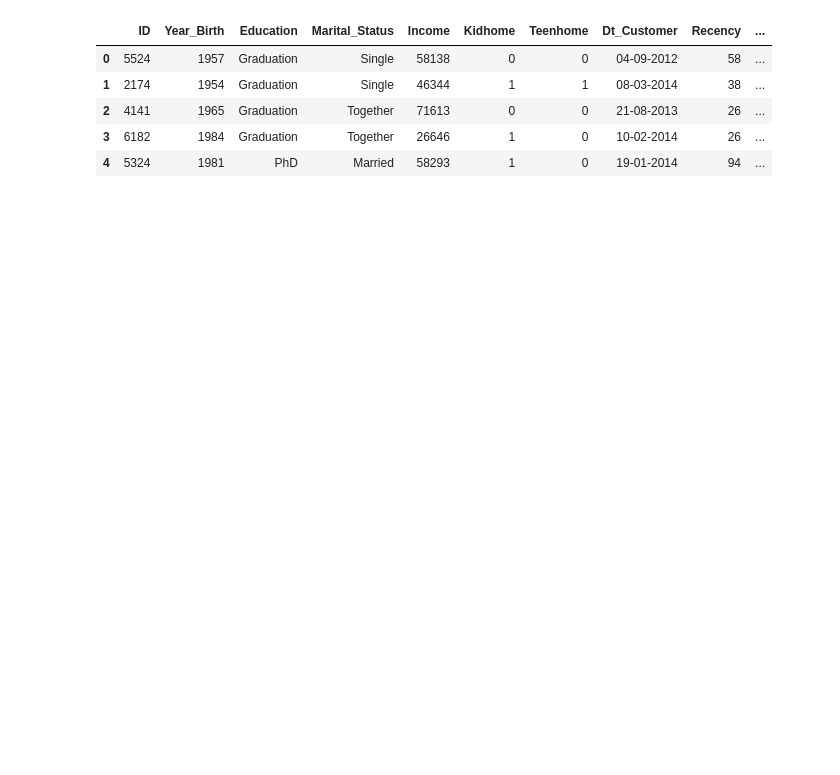
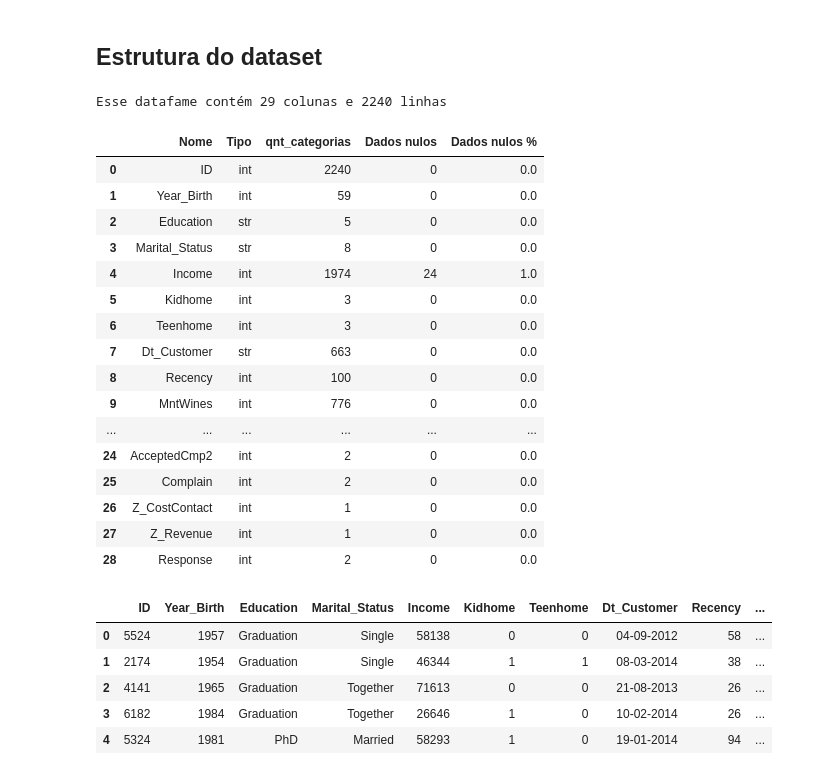
Before and after one commit to enzoschitini/Backup-Folder, a Jupyter notebook: EDA.ipynb, the cells around one changed output. Cells and saved outputs as stored; diff of their text form; code cells hidden in the pictures; blank space fills up the shorter version.

Commit message:
Customer Personality Analysis

```diff
--- a/EDA.ipynb
+++ b/EDA.ipynb
@@ -7,11 +22,55 @@ df = pd.read_csv(data, sep="\t", engine='pyarrow', dtype_backend='pyarrow')
 # %%
-df.head()#.to_clipboard()
+df.head().to_clipboard()
-# %% [output]
-|  | ID | Year_Birth | Education | Marital_Status | Income | Kidhome | Teenhome | Dt_Customer | Recency | ... |
-| 0 | 5524 | 1957 | Graduation | Single | 58138 | 0 | 0 | 04-09-2012 | 58 | ... |
-| 1 | 2174 | 1954 | Graduation | Single | 46344 | 1 | 1 | 08-03-2014 | 38 | ... |
-| 2 | 4141 | 1965 | Graduation | Together | 71613 | 0 | 0 | 21-08-2013 | 26 | ... |
-| 3 | 6182 | 1984 | Graduation | Together | 26646 | 1 | 0 | 10-02-2014 | 26 | ... |
-| 4 | 5324 | 1981 | PhD | Married | 58293 | 1 | 0 | 19-01-2014 | 94 | ... |
 # %%
 # Vou te mandar um readme sobre um projeto de analise de dados e depois digo o que você deve fazer
+# %% [markdown]
+## Estrutura do dataset
+# %%
+def status_dataframe(dataframe:pd.DataFrame):
+    df_columns_name = dataframe.columns.to_list()
+
+    types_list = [str(type(dataframe[col][0])).split("'")[1] for col in dataframe.columns]
+    lista_categorias = [dataframe[col].nunique() for col in dataframe.columns]
+
+    elementos_nulos = elementos_nulos = dataframe.isnull().sum()
+    elementos_nulos = elementos_nulos.to_list()
+
+    percentagem_dados_nulos = round((dataframe.isnull().sum() / dataframe.shape[0]) * 100)
+    percentagem_dados_nulos = percentagem_dados_nulos.to_list()
+
+    print(f'Esse datafame contém {dataframe.shape[1]} colunas e {dataframe.shape[0]} linhas')
+
+    dados_status = pd.DataFrame({'Nome': df_columns_name,
+                            'Tipo': types_list,
+                            'qnt_categorias': lista_categorias,
+                            'Dados nulos' : elementos_nulos,
+                            'Dados nulos %' : percentagem_dados_nulos})
+    return dados_status
+
+display(status_dataframe(df))
+display(df.head())
+# %% [output]
+Esse datafame contém 29 colunas e 2240 linhas
+|  | Nome | Tipo | qnt_categorias | Dados nulos | Dados nulos % |
+| 0 | ID | int | 2240 | 0 | 0.0 |
+| 1 | Year_Birth | int | 59 | 0 | 0.0 |
+| 2 | Education | str | 5 | 0 | 0.0 |
+| 3 | Marital_Status | str | 8 | 0 | 0.0 |
+| 4 | Income | int | 1974 | 24 | 1.0 |
+| 5 | Kidhome | int | 3 | 0 | 0.0 |
+| 6 | Teenhome | int | 3 | 0 | 0.0 |
+| 7 | Dt_Customer | str | 663 | 0 | 0.0 |
+| 8 | Recency | int | 100 | 0 | 0.0 |
+| 9 | MntWines | int | 776 | 0 | 0.0 |
+| ... | ... | ... | ... | ... | ... |
+| 24 | AcceptedCmp2 | int | 2 | 0 | 0.0 |
+| 25 | Complain | int | 2 | 0 | 0.0 |
+| 26 | Z_CostContact | int | 1 | 0 | 0.0 |
+| 27 | Z_Revenue | int | 1 | 0 | 0.0 |
+| 28 | Response | int | 2 | 0 | 0.0 |
+|  | ID | Year_Birth | Education | Marital_Status | Income | Kidhome | Teenhome | Dt_Customer | Recency | ... |
+| 0 | 5524 | 1957 | Graduation | Single | 58138 | 0 | 0 | 04-09-2012 | 58 | ... |
+| 1 | 2174 | 1954 | Graduation | Single | 46344 | 1 | 1 | 08-03-2014 | 38 | ... |
+| 2 | 4141 | 1965 | Graduation | Together | 71613 | 0 | 0 | 21-08-2013 | 26 | ... |
+| 3 | 6182 | 1984 | Graduation | Together | 26646 | 1 | 0 | 10-02-2014 | 26 | ... |
+| 4 | 5324 | 1981 | PhD | Married | 58293 | 1 | 0 | 19-01-2014 | 94 | ... |
```
Also changed, not shown: parts of 37 cells of this notebook, 2 other files.
